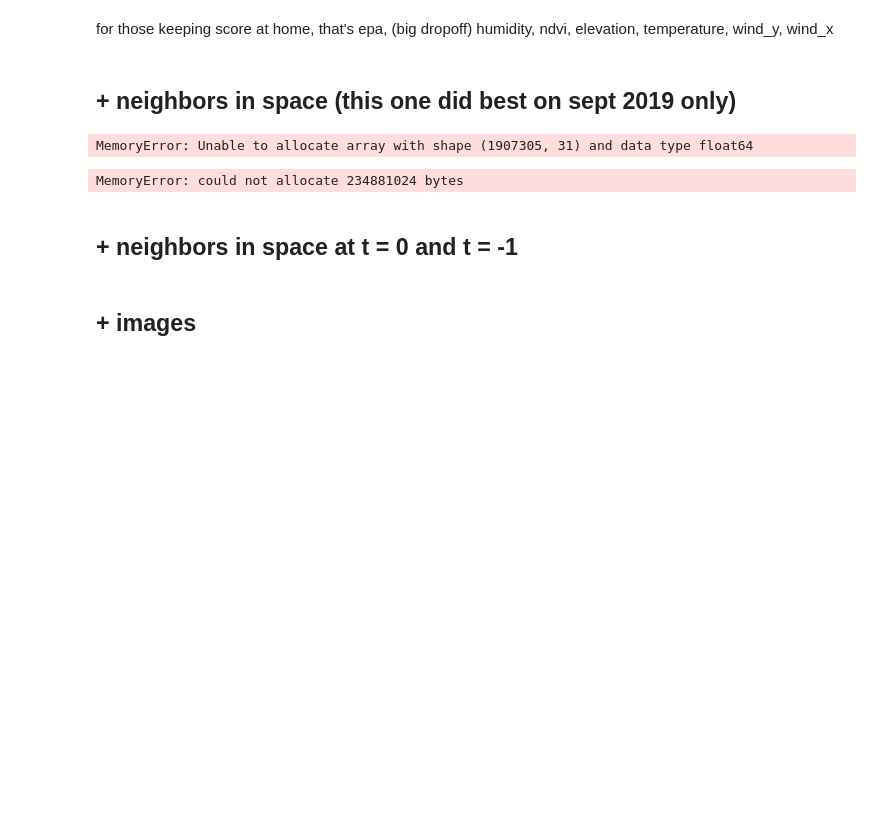
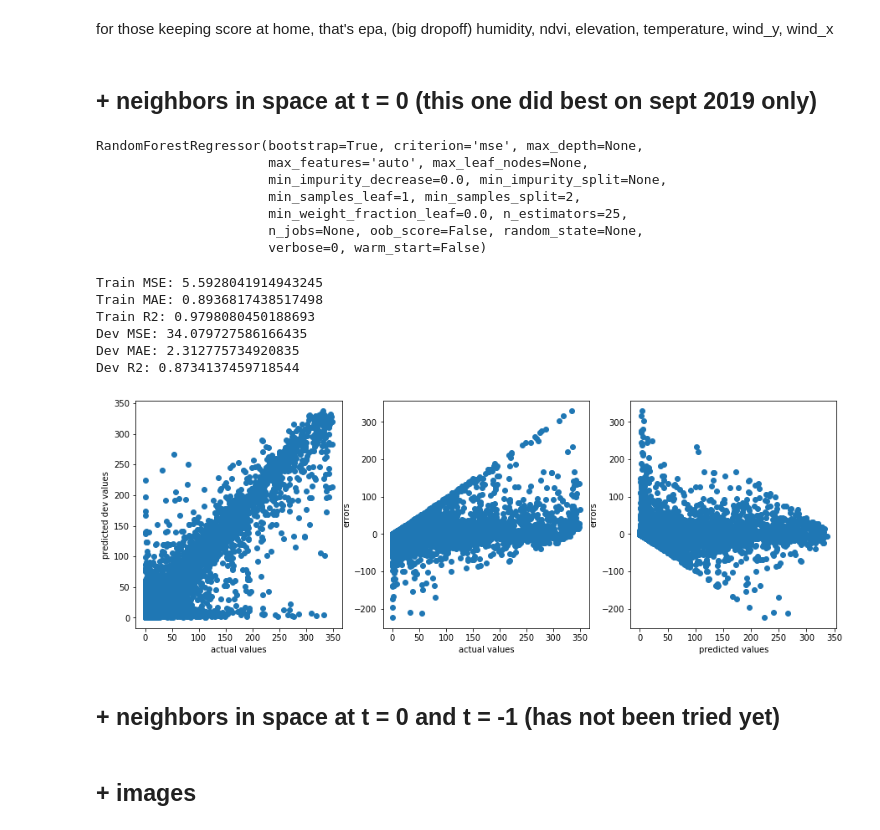
Before and after one commit to arnoldyb/air_pollution, a Jupyter notebook: nn/full_year_stuff.ipynb, the cells around one changed output. Saved outputs shown, nothing was run; the diff lists cells and outputs as text; code cells hidden in the pictures; blank space fills up the shorter version.

```diff
--- a/nn/full_year_stuff.ipynb
+++ b/nn/full_year_stuff.ipynb
@@ -420,4 +434,4 @@ array([0, 1, 5, 6, 2, 4, 3])
 # %% [markdown]
 for those keeping score at home, that's epa, (big dropoff) humidity, ndvi, elevation, temperature, wind_y, wind_x
 # %% [markdown]
-## + neighbors in space (this one did best on sept 2019 only)
+## + neighbors in space at t = 0 (this one did best on sept 2019 only)
@@ -427,14 +438,33 @@ del sensor_locs, boxes, banda1, banda2, banda3, bandb1, bandb2, bandb3, band_n
+# %%
+X_train_neighbors = np.load("X_train_neighbors.npy")
+X_dev_neighbors = np.load("X_dev_neighbors.npy")
 # %%
-new = np.concatenate((X_train_base,X_train_neighbors[train_cut]), axis = 1)
+new = np.concatenate((X_train_base[train_cut],X_train_neighbors[train_cut]), axis = 1)
-# %% [output]
-MemoryError: Unable to allocate array with shape (1907305, 31) and data type float64
 # %%
 rf_2 = RandomForestRegressor(n_estimators = 25)
-rf_2.fit(X = np.concatenate((X_train_base,X_train_neighbors[train_cut]), axis = 1),
-         y = y_train[train_cut])
+rf_2.fit(X = new, y = y_train[train_cut])
 # %% [output]
-MemoryError: could not allocate 234881024 bytes
+RandomForestRegressor(bootstrap=True, criterion='mse', max_depth=None,
+                      max_features='auto', max_leaf_nodes=None,
+                      min_impurity_decrease=0.0, min_impurity_split=None,
+                      min_samples_leaf=1, min_samples_split=2,
+                      min_weight_fraction_leaf=0.0, n_estimators=25,
+                      n_jobs=None, oob_score=False, random_state=None,
+                      verbose=0, warm_start=False)
+# %%
+train_preds = rf_2.predict(new)
+dev_preds = rf_2.predict(np.concatenate((X_dev_base[dev_cut], X_dev_neighbors[dev_cut]), axis =1))
+# %%
+eval_model(y_dev[dev_cut], dev_preds, y_train[train_cut], train_preds)
+# %% [output]
+Train MSE: 5.5928041914943245
+Train MAE: 0.8936817438517498
+Train R2: 0.9798080450188693
+Dev MSE: 34.079727586166435
+Dev MAE: 2.312775734920835
+Dev R2: 0.8734137459718544
+[figure, added]
 # %% [markdown]
-## + neighbors in space at t = 0 and t = -1
+## + neighbors in space at t = 0 and t = -1 (has not been tried yet)
 # %% [markdown]
 ## + images
```
Also changed, not shown: parts of 19 cells of this notebook.
